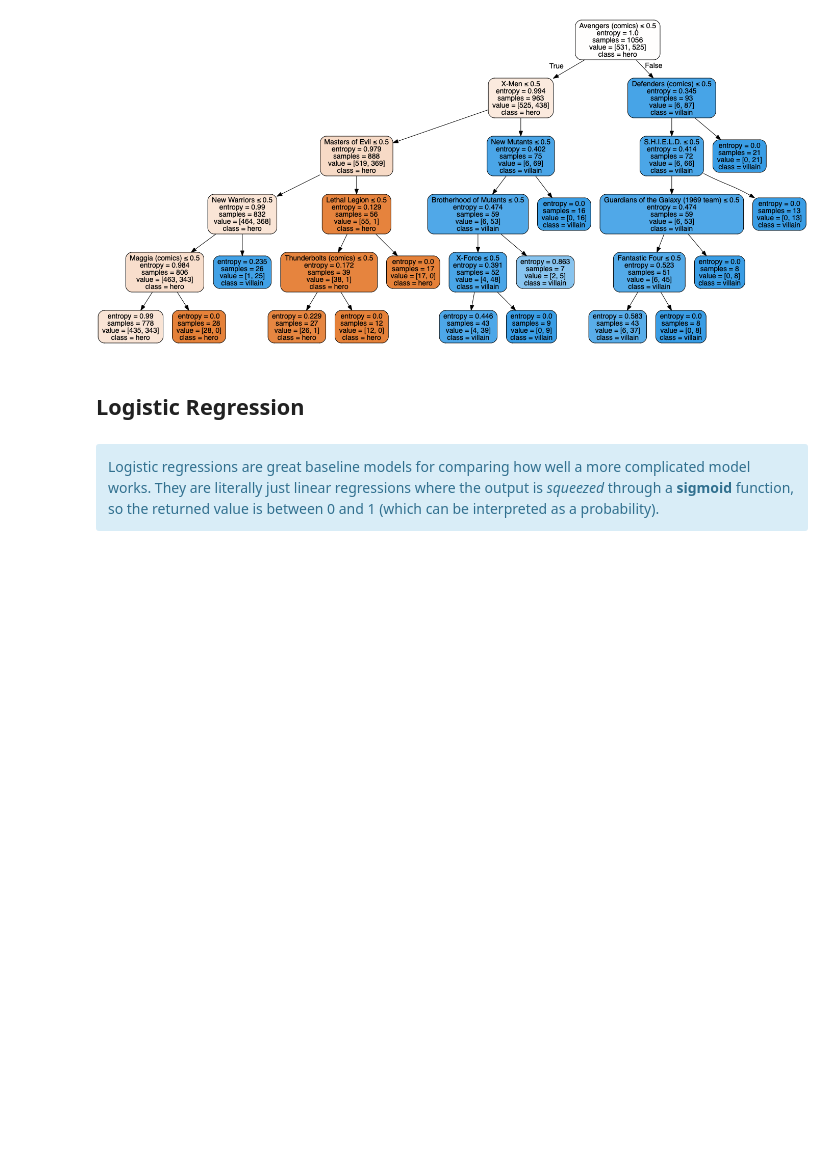
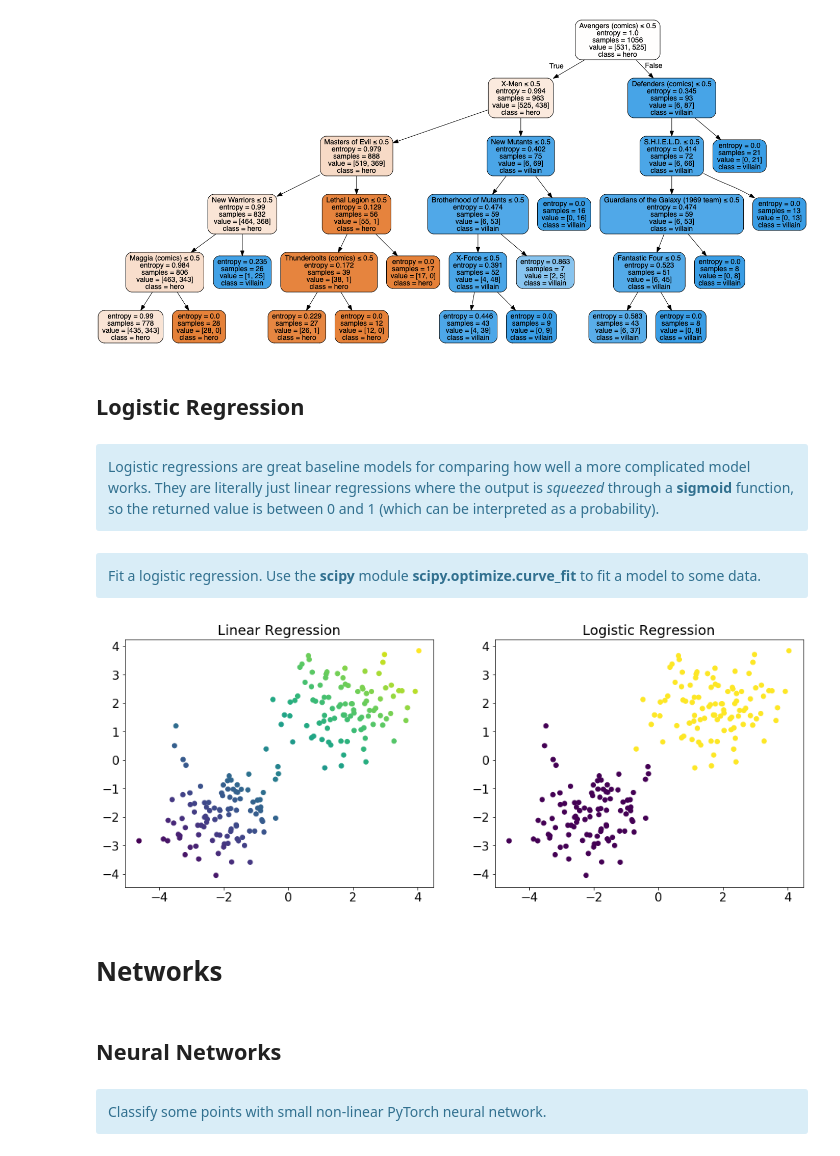
Before and after one commit to sejaldua/data-science-code-sample, a Jupyter notebook: marvel_universe.ipynb, the cells around one changed output. Saved outputs shown, nothing was run; the diff lists cells and outputs as text; code cells hidden in the pictures; blank space fills up the shorter version.

```diff
--- a/marvel_universe.ipynb
+++ b/marvel_universe.ipynb
@@ -1004,0 +1008,52 @@ so the returned value is between 0 and 1 (which can be interpreted as a probabil
+# %% [markdown]
+<div class="alert alert-block alert-info">
+Fit a logistic regression. Use the <b>scipy</b> module <b>scipy.optimize.curve_fit</b> to fit a model to some data.
+</div>
+# %%
+from scipy.optimize import curve_fit
+import numpy as np
+
+def generate_X_linear(N=200):
+    """A little function that creates some data."""
+    x = np.vstack([
+        np.random.normal([-2, -2], 1, size=(int(N/2), 2)),
+        np.random.normal([2, 2], 1, size=(int(N/2), 2))
+    ])
+
+    y = np.array([0] * int(N/2) + [1] * int(N/2))
+
+    return x, y
+
+# Generate input and output data
+x, y = generate_X_linear()
+
+optimal_params1, cov_params1 = curve_fit(linear_regression, x.T, y)
+optimal_params2, cov_params2 = curve_fit(logistic_regression, x.T, y)
+# %%
+import matplotlib.pylab as plt
+
+plt.figure(figsize=(16,6))
+
+plt.subplot(1,2,1)
+plt.scatter(x[:, 0], x[:, 1], c=[linear_regression(x_, *optimal_params1) for x_ in x])
+plt.title("Linear Regression", fontsize=18)
+plt.xticks(fontsize=16)
+plt.yticks(fontsize=16)
+
+plt.subplot(1,2,2)
+plt.scatter(x[:, 0], x[:, 1], c=[logistic_regression(x_, *optimal_params2) for x_ in x])
+plt.title("Logistic Regression", fontsize=18)
+plt.xticks(fontsize=16)
+plt.yticks(fontsize=16)
+
+plt.show()
+# %% [output]
+[figure, added]
+# %% [markdown]
+# Networks
+# %% [markdown]
+## Neural Networks
+# %% [markdown]
+<div class="alert alert-block alert-info">
+Classify some points with small non-linear PyTorch neural network.
+</div>
```
Also changed, not shown: parts of 26 cells of this notebook, 1 other file.
